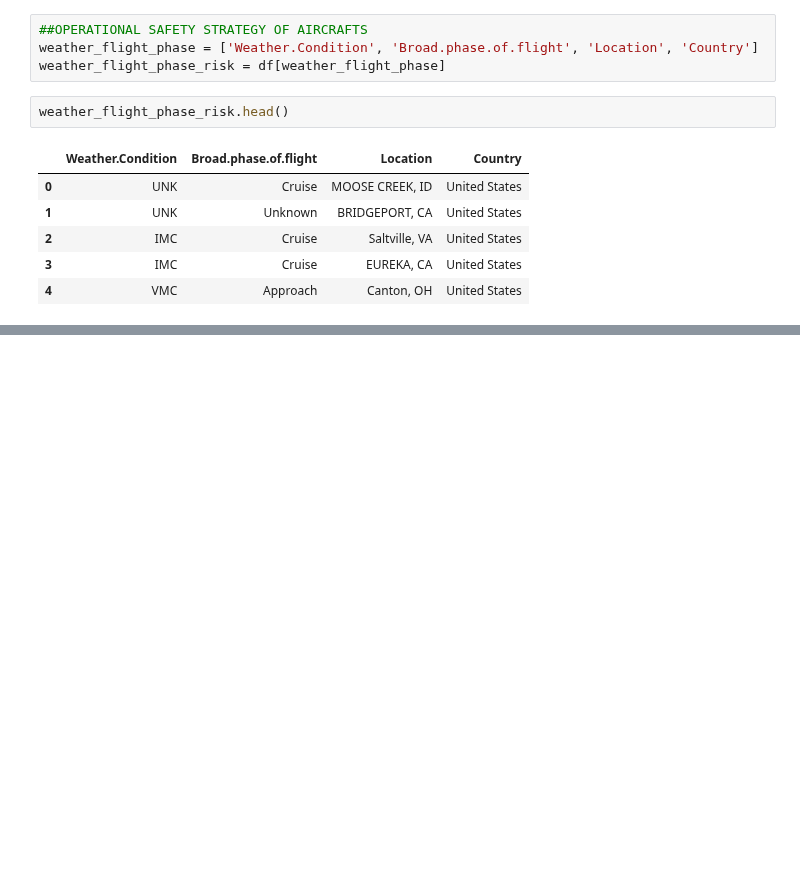
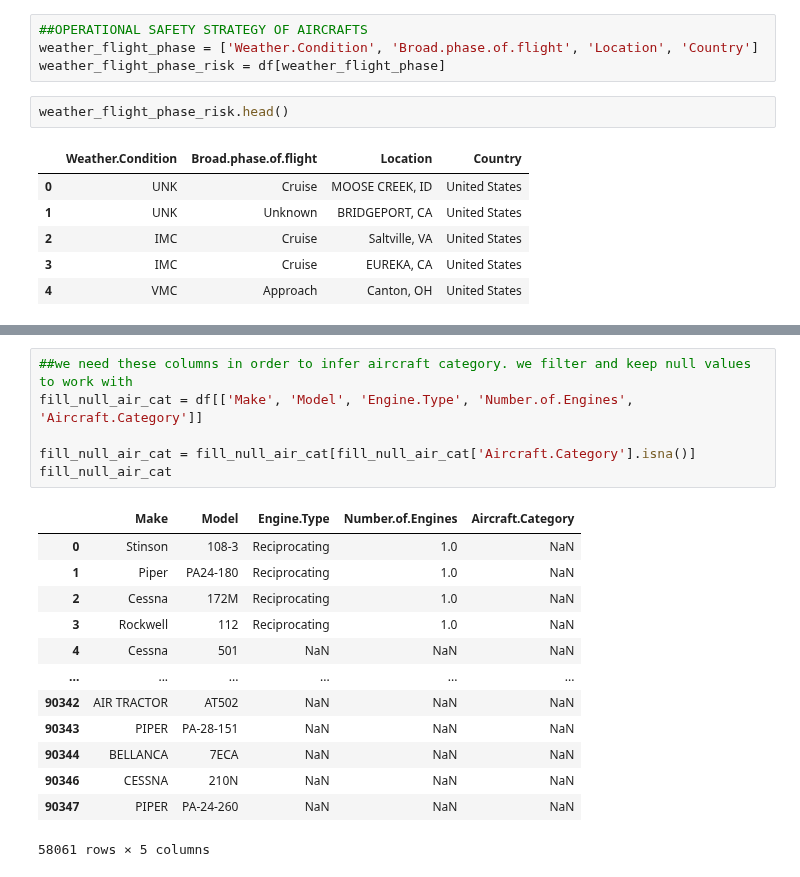
Before and after one commit to GiannaSal/data-driven-insights-for-aviation-risk-management, a Jupyter notebook: analysis.ipynb, the cells around one changed output, grey strips where cells are left out. Drawn from its saved outputs; the diff is of its cells as text; blank space fills up the shorter version.

Commit message:
Created separate dataframes for analysis of the 3 main questi ons and more for cleaning aircraft category column

```diff
--- a/analysis.ipynb
+++ b/analysis.ipynb
@@ -122,0 +213,20 @@ weather_flight_phase_risk.head()
+# %%
+##we need these columns in order to infer aircraft category. we filter and keep null values to work with
+fill_null_air_cat = df[['Make', 'Model', 'Engine.Type', 'Number.of.Engines', 'Aircraft.Category']]
+
+fill_null_air_cat = fill_null_air_cat[fill_null_air_cat['Aircraft.Category'].isna()]
+fill_null_air_cat
+# %% [output]
+|  | Make | Model | Engine.Type | Number.of.Engines | Aircraft.Category |
+| 0 | Stinson | 108-3 | Reciprocating | 1.0 | NaN |
+| 1 | Piper | PA24-180 | Reciprocating | 1.0 | NaN |
+| 2 | Cessna | 172M | Reciprocating | 1.0 | NaN |
+| 3 | Rockwell | 112 | Reciprocating | 1.0 | NaN |
+| 4 | Cessna | 501 | NaN | NaN | NaN |
+| ... | ... | ... | ... | ... | ... |
+| 90342 | AIR TRACTOR | AT502 | NaN | NaN | NaN |
+| 90343 | PIPER | PA-28-151 | NaN | NaN | NaN |
+| 90344 | BELLANCA | 7ECA | NaN | NaN | NaN |
+| 90346 | CESSNA | 210N | NaN | NaN | NaN |
+| 90347 | PIPER | PA-24-260 | NaN | NaN | NaN |
+58061 rows × 5 columns
```
Also changed, not shown: parts of 9 cells of this notebook.
